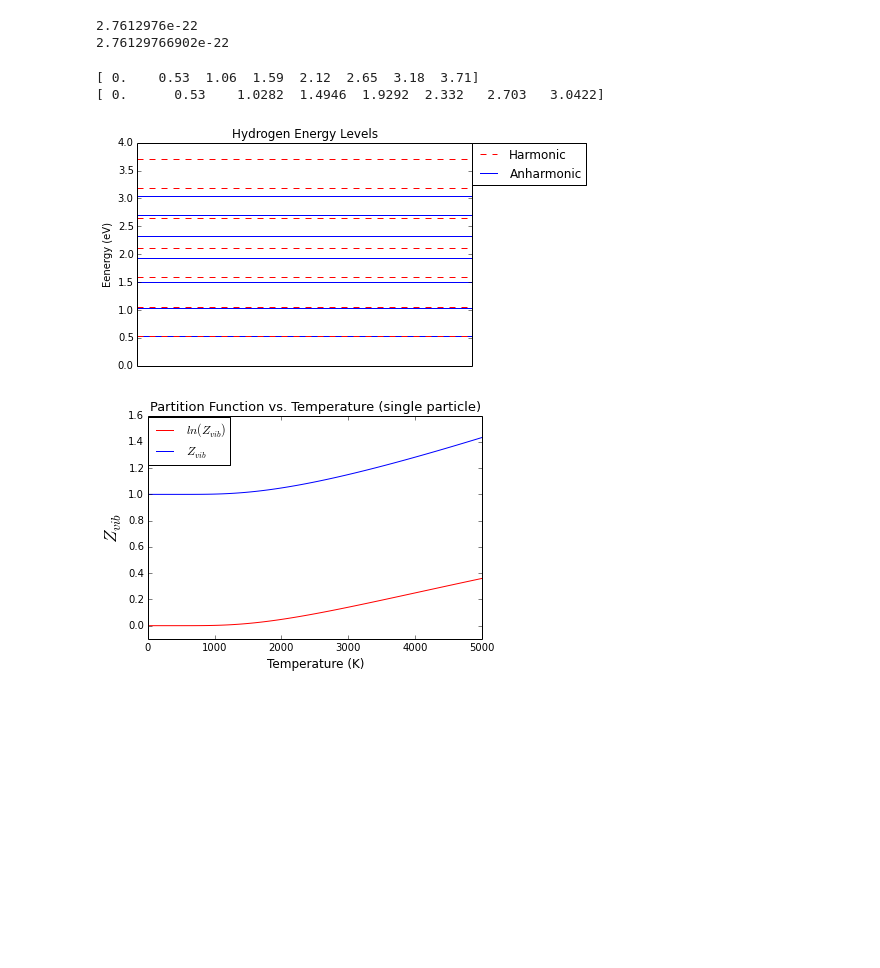
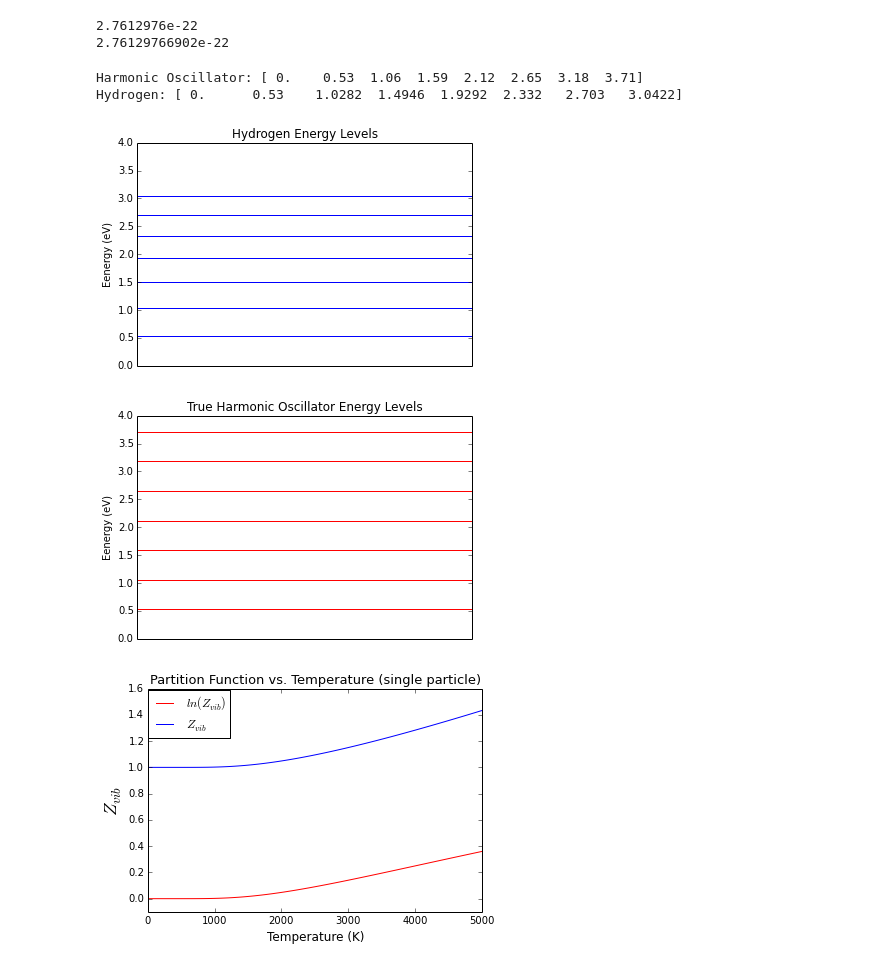
Before and after one commit to abardess/PHYS202-S14, a Jupyter notebook: ThermalCA3.ipynb, the cells around one changed output. Drawn from its saved outputs; the diff is of its cells as text; code cells hidden in the pictures; blank space fills up the shorter version.

Commit message:
Corrections to graphs

```diff
--- a/ThermalCA3.ipynb
+++ b/ThermalCA3.ipynb
@@ -32,38 +32,44 @@ eps_vib = 0.53 #eV
 n = np.arange(0,8)
 
 f = lambda n: eps_vib*n #eV
-g = lambda n: (1.03*n -0.03*(n**2))*eps_vib #eV
+g = lambda n: (1.03*n - 0.03*(n**2))*eps_vib #eV
 
 E_SHO = f(n)
 E_anh = g(n)
 
-print E_SHO
-print E_anh
+print "Harmonic Oscillator:", E_SHO
+print "Hydrogen:", E_anh
 # %% [output]
-[ 0.    0.53  1.06  1.59  2.12  2.65  3.18  3.71]
-[ 0.      0.53    1.0282  1.4946  1.9292  2.332   2.703   3.0422]
+Harmonic Oscillator: [ 0.    0.53  1.06  1.59  2.12  2.65  3.18  3.71]
+Hydrogen: [ 0.      0.53    1.0282  1.4946  1.9292  2.332   2.703   3.0422]
 # %%
 x = np.arange(0, 2)
 
 for i in E_anh:
     y = [i, i]
     plt.plot(x, y, 'b')
 
-for i in E_SHO:
-    y = [i, i]
-    plt.plot(x, y, '--r')
-
-plt.plot(0, 0, '--r', label = 'Harmonic')
-plt.plot(0, 0, 'b', label = 'Anharmonic')
-
 plt.ylabel('Eenergy (eV)')
 plt.title('Hydrogen Energy Levels')
-plt.legend(loc = (1,.81))
+plt.ylim(0, 4)
+
 pylab.gca().axes.get_xaxis().set_ticks([])
 
 plt.show()
+
+for i in E_SHO:
+    y = [i, i]
+    plt.plot(x, y, 'r')
+
+plt.ylabel('Eenergy (eV)')
+plt.title('True Harmonic Oscillator Energy Levels')
+
+pylab.gca().axes.get_xaxis().set_ticks([])
+
+plt.show()
 # %% [output]
-[figure, old version]
+[figure, new version]
+[figure, added]
 # %%
 T = np.arange(1.0, 5100.0, 50.0)
 k = 8.6173324*10**-5 #eV/K
```
Also changed, not shown: parts of 6 cells of this notebook.
